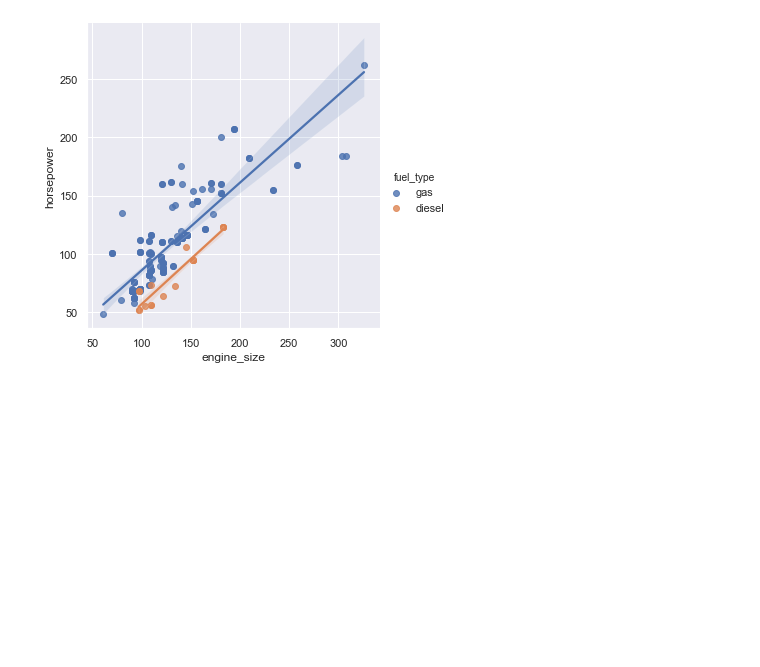
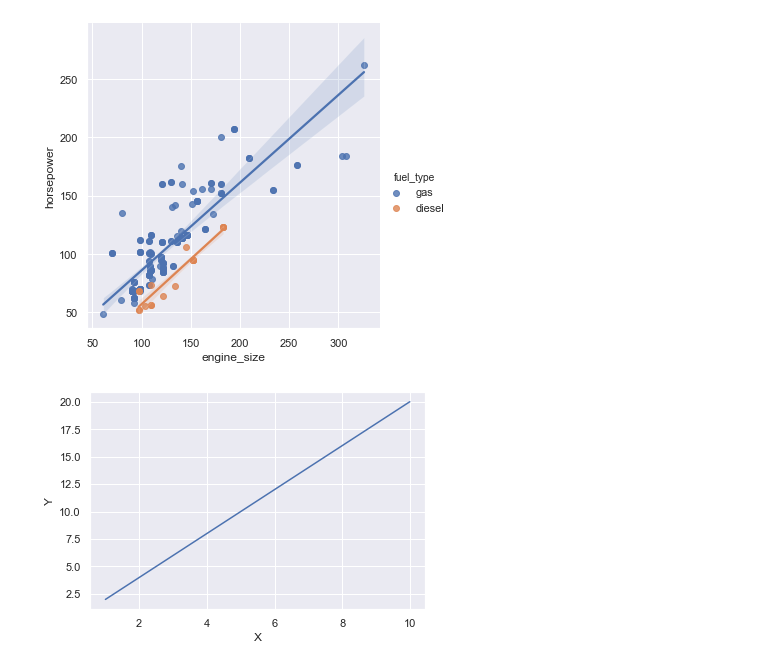
Before and after one commit to fborrasumh/greatlearning-pgp-dsba, a Jupyter notebook: Week_3_Data_Visulization_With_Python.ipynb, the cells around one changed output. Drawn from its saved outputs; the diff is of its cells as text; code cells hidden in the pictures; blank space fills up the shorter version.

```diff
--- a/Week_3_Data_Visulization_With_Python.ipynb
+++ b/Week_3_Data_Visulization_With_Python.ipynb
@@ -77,3 +78,12 @@ sns.lmplot(x='engine_size',y='horsepower',hue='fuel_type',data=auto)
 # %% [output]
 <seaborn.axisgrid.FacetGrid at 0x...>
 [figure]
+# %%
+x = np.arange(1,11)
+y = 2 * x
+plt.plot(x,y)
+plt.xlabel('X')
+plt.ylabel('Y')
+plt.show()
+# %% [output]
+[figure, added]
```
Also changed, not shown: parts of 5 cells of this notebook.
